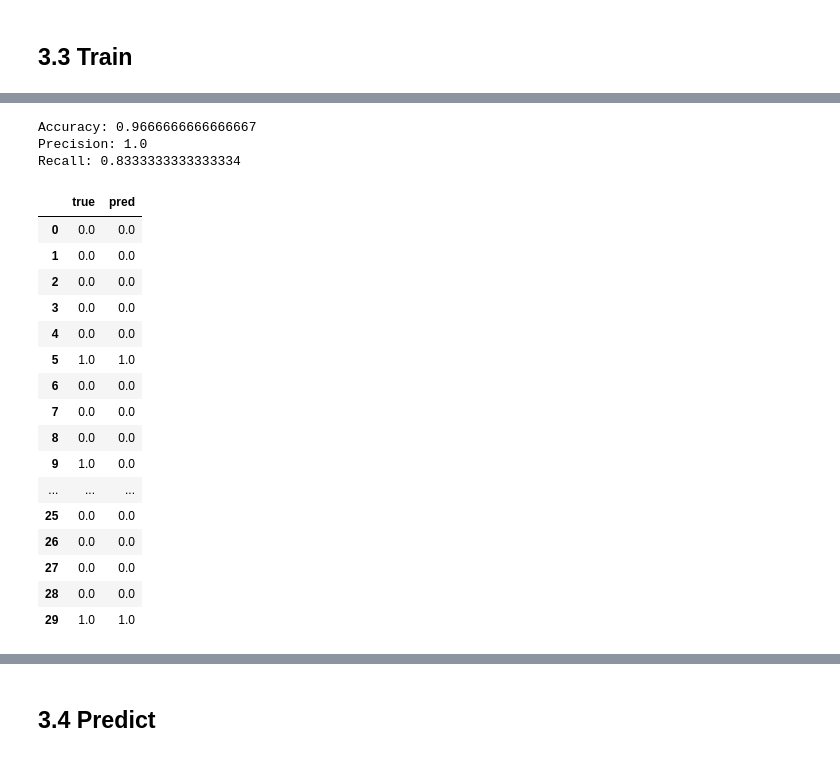
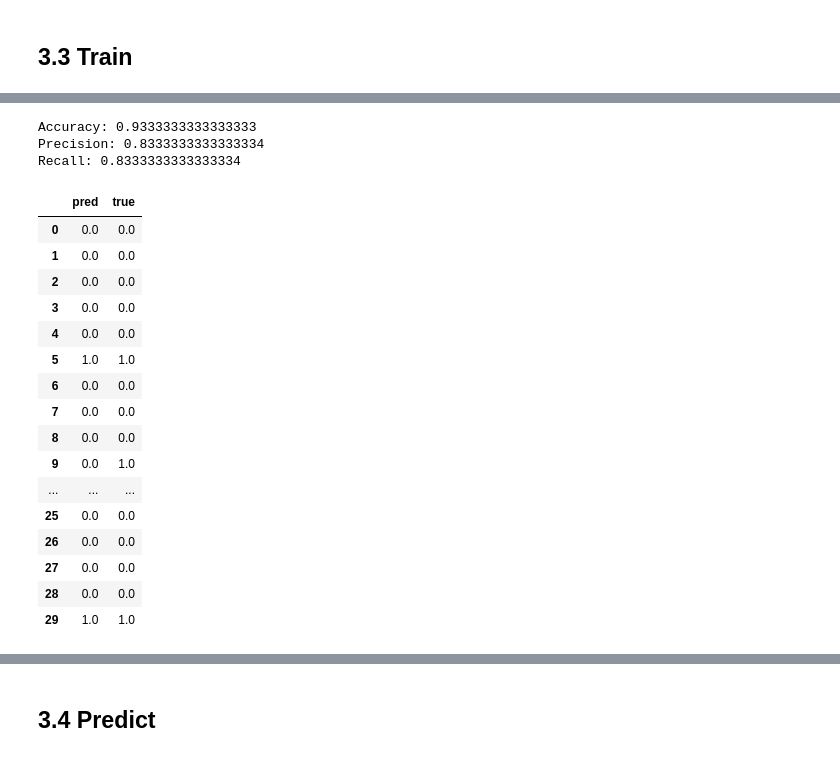
Before and after one commit to msreis/Multiresolution-nuclear-protein-classifier, a Jupyter notebook: src/create_train_nb.ipynb, the cells around one changed output, grey strips where cells are left out. Cells and saved outputs as stored; diff of their text form; code cells hidden in the pictures.

```diff
--- a/src/create_train_nb.ipynb
+++ b/src/create_train_nb.ipynb
@@ -255,7 +258,11 @@ def leave_one_out(X, y, model):
     print("Precision: " + str(precision_score(df_loo.true, df_loo.pred)))
     print("Recall: " + str(recall_score(df_loo.true, df_loo.pred)))
 
-    return(df_loo)
+    acc = accuracy_score(df_loo.true, df_loo.pred)
+    prec = precision_score(df_loo.true, df_loo.pred)
+    rec = recall_score(df_loo.true, df_loo.pred)
+
+    return df_loo, acc, prec, rec
 # %% [markdown]
 ## 3.2 Create features and label
 # %%
@@ -268,13 +322,15 @@ y_train = df_train.loc[df_train.classification!='draw', 'classification'].reset_
 # %%
+rf_model = RandomForestClassifier(n_estimators=11, random_state=42)
+
 df_model = leave_one_out(X_train, y_train, rf_model)
 # %% [output]
-Accuracy: 0.9666666666666667
-Precision: 1.0
+Accuracy: 0.9333333333333333
+Precision: 0.8333333333333334
 Recall: 0.8333333333333334
 # %%
-df_model
+df_model[0]
 # %% [output]
-|  | true | pred |
+|  | pred | true |
 | 0 | 0.0 | 0.0 |
 | 1 | 0.0 | 0.0 |
 | 2 | 0.0 | 0.0 |
@@ -284,7 +340,7 @@ df_model
 | 6 | 0.0 | 0.0 |
 | 7 | 0.0 | 0.0 |
 | 8 | 0.0 | 0.0 |
-| 9 | 1.0 | 0.0 |
+| 9 | 0.0 | 1.0 |
 | ... | ... | ... |
 | 25 | 0.0 | 0.0 |
 | 26 | 0.0 | 0.0 |
```
Also changed, not shown: parts of 9 cells of this notebook.
